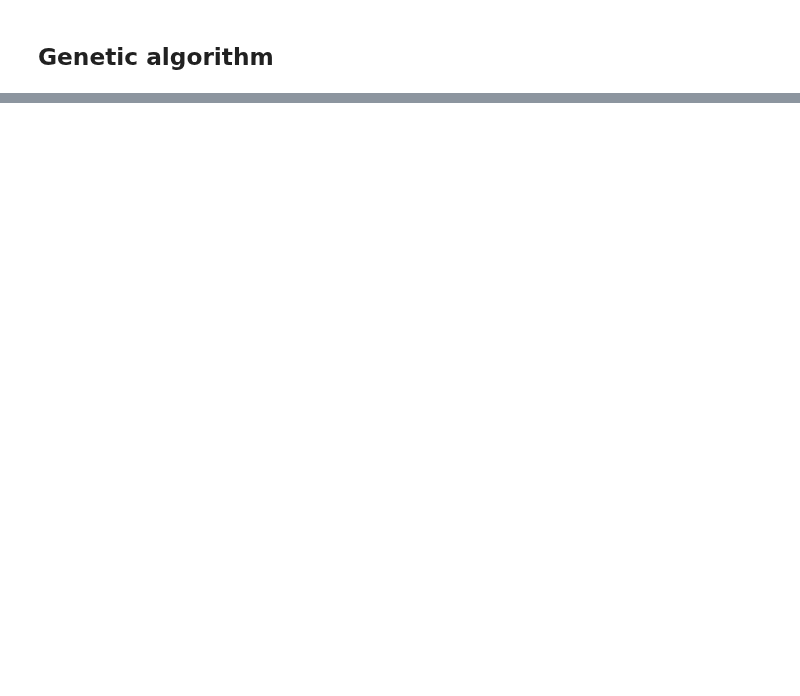
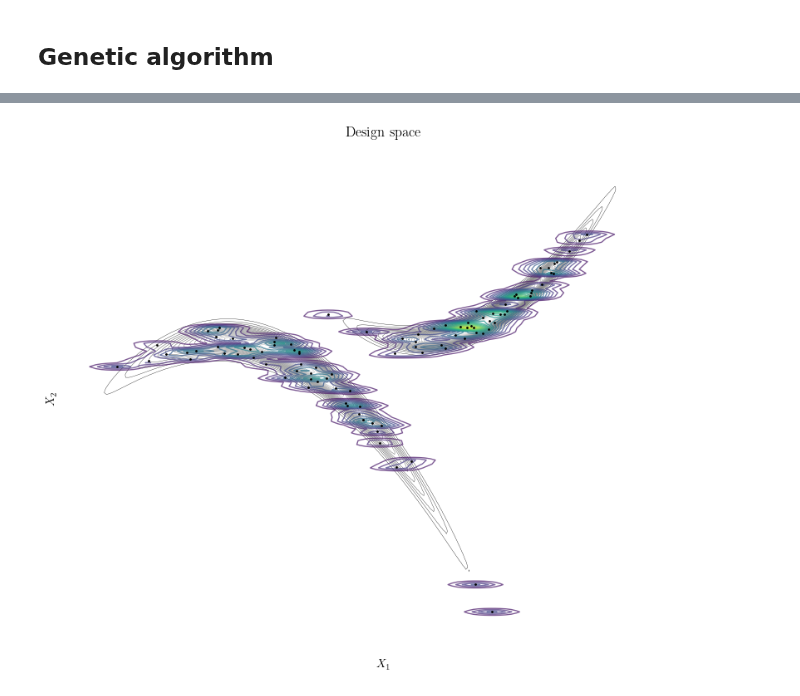
Before and after one commit to mark-hobbs/articles, a Jupyter notebook: design-space-exploration.ipynb, the cells around one changed output, grey strips where cells are left out. Drawn from its saved outputs; the diff is of its cells as text; code cells hidden in the pictures; blank space fills up the shorter version.

Commit message:
Generative model

```diff
--- a/design-space-exploration.ipynb
+++ b/design-space-exploration.ipynb
@@ -767,0 +784,31 @@ ga.plot_fitness()
+# %%
+from sklearn.neighbors import KernelDensity
+
+random_samples = samples[np.random.choice(samples.shape[0], size=100, replace=False)]
+
+kde = KernelDensity(bandwidth=0.5, kernel='gaussian')
+kde.fit(random_samples)
+
+x_min, x_max = random_samples[:, 0].min() - 1, random_samples[:, 0].max() + 1
+y_min, y_max = random_samples[:, 1].min() - 1, random_samples[:, 1].max() + 1
+xx, yy = np.meshgrid(np.linspace(x_min, x_max, 100), np.linspace(y_min, y_max, 100))
+grid_points = np.c_[xx.ravel(), yy.ravel()]
+
+# Evaluate the KDE on the grid
+log_density = kde.score_samples(grid_points)
+density = np.exp(log_density).reshape(xx.shape)
+
+plt.figure(figsize=(10, 8))
+plt.contour(X1, X2, Z, levels=40, cmap='gray', linewidths=0.25)
+plt.scatter(random_samples[:, 0], random_samples[:, 1], s=1, color='black', zorder=10)
+plt.contour(xx, yy, density, levels=20, cmap='viridis', linewidths=1, alpha=0.7, zorder=5)
+plt.xlabel('$X_1$')
+plt.ylabel('$X_2$')
+plt.title('Design space')
+plt.gca().set_frame_on(False)
+plt.xticks([])
+plt.yticks([])
+plt.savefig('generative-model.png', dpi=300, bbox_inches='tight')
+plt.show()
+# %% [output]
+[figure, added]
```
Also changed, not shown: parts of 6 cells of this notebook, 4 other files.
